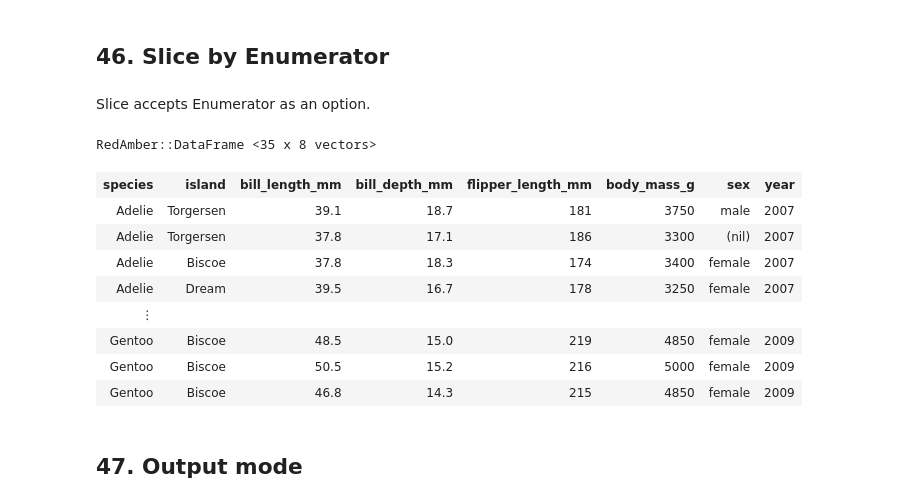
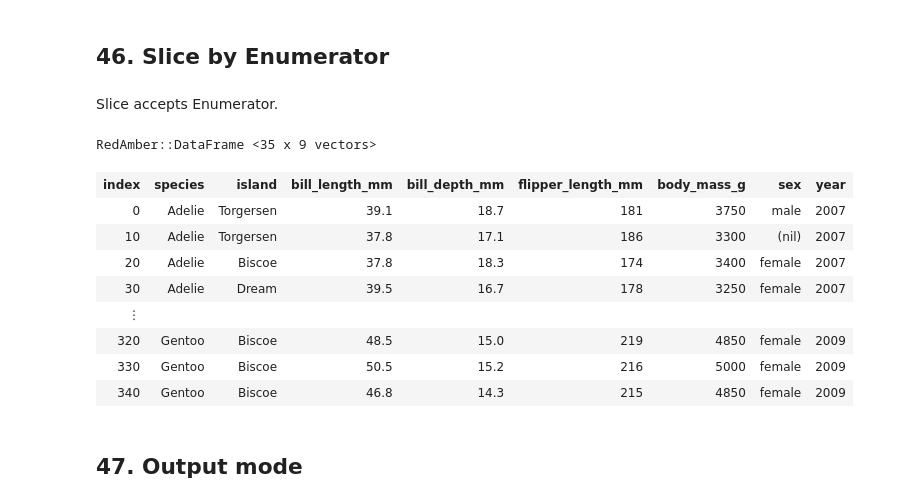
Before and after one commit to red-data-tools/red_amber, a Jupyter notebook: doc/examples_of_red_amber.ipynb, the cells around one changed output. Saved outputs shown, nothing was run; the diff lists cells and outputs as text; code cells hidden in the pictures.

```diff
--- a/doc/examples_of_red_amber.ipynb
+++ b/doc/examples_of_red_amber.ipynb
@@ -1438,21 +1483,22 @@ RedAmber::DataFrame <68 x 9 vectors>
 # %% [markdown]
 ## 46. Slice by Enumerator
 # %% [markdown]
-Slice accepts Enumerator as an option.
+Slice accepts Enumerator.
 # %%
 # Select every 10 samples
-penguins.slice(0.step by: 10, to: 340)
+penguins.assign_left(index: penguins.indices) # 0.2.0 feature
+        .slice(0.step by: 10, to: 340)
 # %% [output]
-RedAmber::DataFrame <35 x 8 vectors>
+RedAmber::DataFrame <35 x 9 vectors>
-| species | island | bill_length_mm | bill_depth_mm | flipper_length_mm | body_mass_g | sex | year |
-| Adelie | Torgersen | 39.1 | 18.7 | 181 | 3750 | male | 2007 |
-| Adelie | Torgersen | 37.8 | 17.1 | 186 | 3300 | (nil) | 2007 |
-| Adelie | Biscoe | 37.8 | 18.3 | 174 | 3400 | female | 2007 |
-| Adelie | Dream | 39.5 | 16.7 | 178 | 3250 | female | 2007 |
-| ⋮ |  |  |  |  |  |  |  |
-| Gentoo | Biscoe | 48.5 | 15.0 | 219 | 4850 | female | 2009 |
-| Gentoo | Biscoe | 50.5 | 15.2 | 216 | 5000 | female | 2009 |
-| Gentoo | Biscoe | 46.8 | 14.3 | 215 | 4850 | female | 2009 |
+| index | species | island | bill_length_mm | bill_depth_mm | flipper_length_mm | body_mass_g | sex | year |
+| 0 | Adelie | Torgersen | 39.1 | 18.7 | 181 | 3750 | male | 2007 |
+| 10 | Adelie | Torgersen | 37.8 | 17.1 | 186 | 3300 | (nil) | 2007 |
+| 20 | Adelie | Biscoe | 37.8 | 18.3 | 174 | 3400 | female | 2007 |
+| 30 | Adelie | Dream | 39.5 | 16.7 | 178 | 3250 | female | 2007 |
+| ⋮ |  |  |  |  |  |  |  |  |
+| 320 | Gentoo | Biscoe | 48.5 | 15.0 | 219 | 4850 | female | 2009 |
+| 330 | Gentoo | Biscoe | 50.5 | 15.2 | 216 | 5000 | female | 2009 |
+| 340 | Gentoo | Biscoe | 46.8 | 14.3 | 215 | 4850 | female | 2009 |
 # %% [markdown]
 ## 47. Output mode
 # %% [markdown]
```
Also changed, not shown: parts of 188 cells of this notebook.
